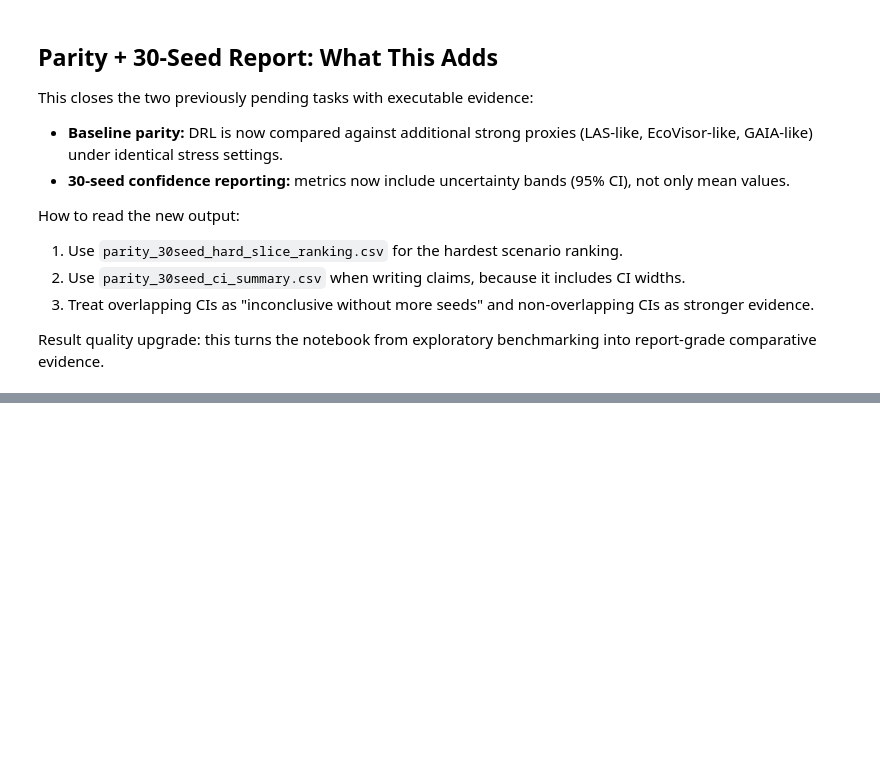
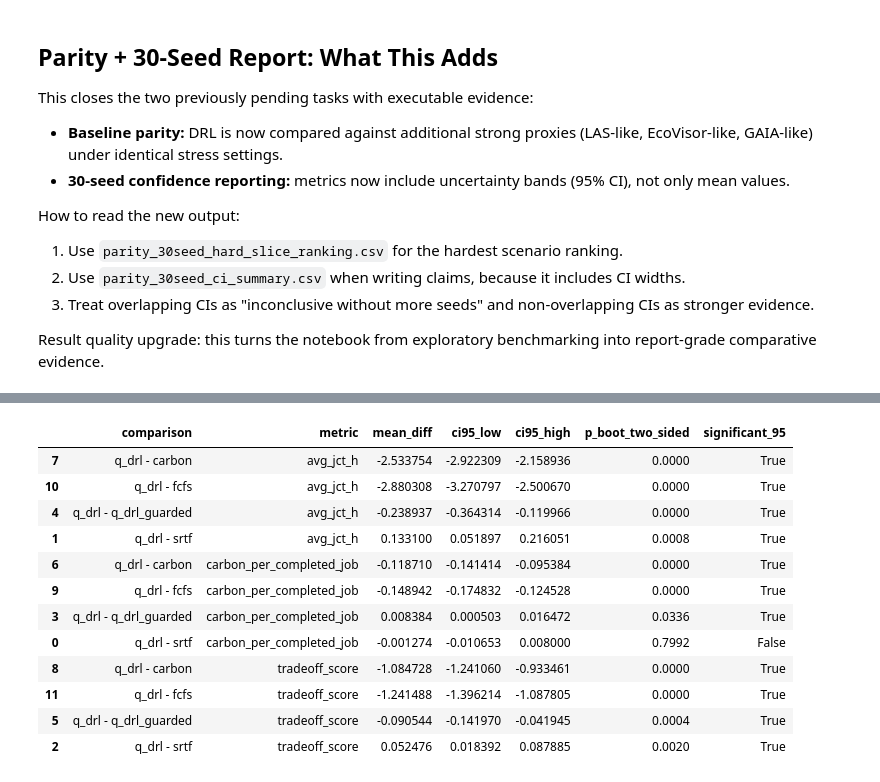
Before and after one commit to Khush-33/Eco-Cloud, a Jupyter notebook: notebooks/initial_drl_experiments.ipynb, the cells around one changed output, grey strips where cells are left out. Drawn from its saved outputs; the diff is of its cells as text; code cells hidden in the pictures; blank space fills up the shorter version.

```diff
--- a/notebooks/initial_drl_experiments.ipynb
+++ b/notebooks/initial_drl_experiments.ipynb
@@ -2141,0 +2279,68 @@ Result quality upgrade: this turns the notebook from exploratory benchmarking in
+# %%
+# 3) Pairwise significance checks on hard slice (bootstrap CI of mean differences)
+import numpy as np
+
+if "work" not in globals():
+    detail_path = _resolve_data_file("parity_30seed_detail.csv")
+    detail = pd.read_csv(detail_path)
+    work = detail.copy()
+    work["carbon_per_completed_job"] = work["carbon_kg"] / work["jobs_completed"].clip(lower=1)
+    work["tradeoff_score"] = 0.6 * work["carbon_per_completed_job"] + 0.4 * work["avg_jct_h"]
+
+hard_detail = work[
+    (work["noise_pct"].astype(float) == 20.0)
+    & (work["congestion"] == "high")
+    & (work["capacity"].astype(int) == 6)
+]
+if hard_detail.empty:
+    raise ValueError("Hard-slice detail is empty; cannot run significance tests")
+
+def bootstrap_diff_ci(a: np.ndarray, b: np.ndarray, n_boot: int = 5000, seed: int = 42):
+    rng = np.random.default_rng(seed)
+    a = np.asarray(a, dtype=float)
+    b = np.asarray(b, dtype=float)
+    obs = float(np.mean(a) - np.mean(b))
+    diffs = np.empty(n_boot, dtype=float)
+    for i in range(n_boot):
+        sa = rng.choice(a, size=len(a), replace=True)
+        sb = rng.choice(b, size=len(b), replace=True)
+        diffs[i] = np.mean(sa) - np.mean(sb)
+    lo, hi = np.quantile(diffs, [0.025, 0.975])
+    p_two_sided = 2.0 * min(np.mean(diffs >= 0.0), np.mean(diffs <= 0.0))
+    return obs, float(lo), float(hi), float(p_two_sided)
+
+comparisons = [
+    ("q_drl", "srtf"),
+    ("q_drl", "q_drl_guarded"),
+    ("q_drl", "carbon"),
+    ("q_drl", "fcfs"),
+]
+
+rows = []
+for a_pol, b_pol in comparisons:
+    a_df = hard_detail[hard_detail["policy"] == a_pol]
+    b_df = hard_detail[hard_detail["policy"] == b_pol]
+    if len(a_df) == 0 or len(b_df) == 0:
+        continue
+
+    for metric in ["carbon_per_completed_job", "avg_jct_h", "tradeoff_score"]:
+        obs, lo, hi, pval = bootstrap_diff_ci(a_df[metric].values, b_df[metric].values, n_boot=5000, seed=42)
+        rows.append(
+            {
+                "comparison": f"{a_pol} - {b_pol}",
+                "metric": metric,
+                "mean_diff": obs,
+                "ci95_low": lo,
+                "ci95_high": hi,
+                "p_boot_two_sided": pval,
+                "significant_95": not (lo <= 0.0 <= hi),
+            }
+        )
+
+sig_df = pd.DataFrame(rows).sort_values(["metric", "comparison"])
+sig_path = _resolve_data_file("parity_30seed_detail.csv").parent / "parity_30seed_hard_slice_significance.csv"
+sig_df.to_csv(sig_path, index=False)
+
+print("Saved pairwise significance report:", sig_path)
+display(sig_df.round(6))
+# %% [output]
@@ -2141,0 +2348,13 @@ Result quality upgrade: this turns the notebook from exploratory benchmarking in
+|  | comparison | metric | mean_diff | ci95_low | ci95_high | p_boot_two_sided | significant_95 |
+| 7 | q_drl - carbon | avg_jct_h | -2.533754 | -2.922309 | -2.158936 | 0.0000 | True |
+| 10 | q_drl - fcfs | avg_jct_h | -2.880308 | -3.270797 | -2.500670 | 0.0000 | True |
+| 4 | q_drl - q_drl_guarded | avg_jct_h | -0.238937 | -0.364314 | -0.119966 | 0.0000 | True |
+| 1 | q_drl - srtf | avg_jct_h | 0.133100 | 0.051897 | 0.216051 | 0.0008 | True |
+| 6 | q_drl - carbon | carbon_per_completed_job | -0.118710 | -0.141414 | -0.095384 | 0.0000 | True |
+| 9 | q_drl - fcfs | carbon_per_completed_job | -0.148942 | -0.174832 | -0.124528 | 0.0000 | True |
+| 3 | q_drl - q_drl_guarded | carbon_per_completed_job | 0.008384 | 0.000503 | 0.016472 | 0.0336 | True |
+| 0 | q_drl - srtf | carbon_per_completed_job | -0.001274 | -0.010653 | 0.008000 | 0.7992 | False |
+| 8 | q_drl - carbon | tradeoff_score | -1.084728 | -1.241060 | -0.933461 | 0.0000 | True |
+| 11 | q_drl - fcfs | tradeoff_score | -1.241488 | -1.396214 | -1.087805 | 0.0000 | True |
+| 5 | q_drl - q_drl_guarded | tradeoff_score | -0.090544 | -0.141970 | -0.041945 | 0.0004 | True |
+| 2 | q_drl - srtf | tradeoff_score | 0.052476 | 0.018392 | 0.087885 | 0.0020 | True |
```
Also changed, not shown: parts of 4 cells of this notebook, 13 other files.
